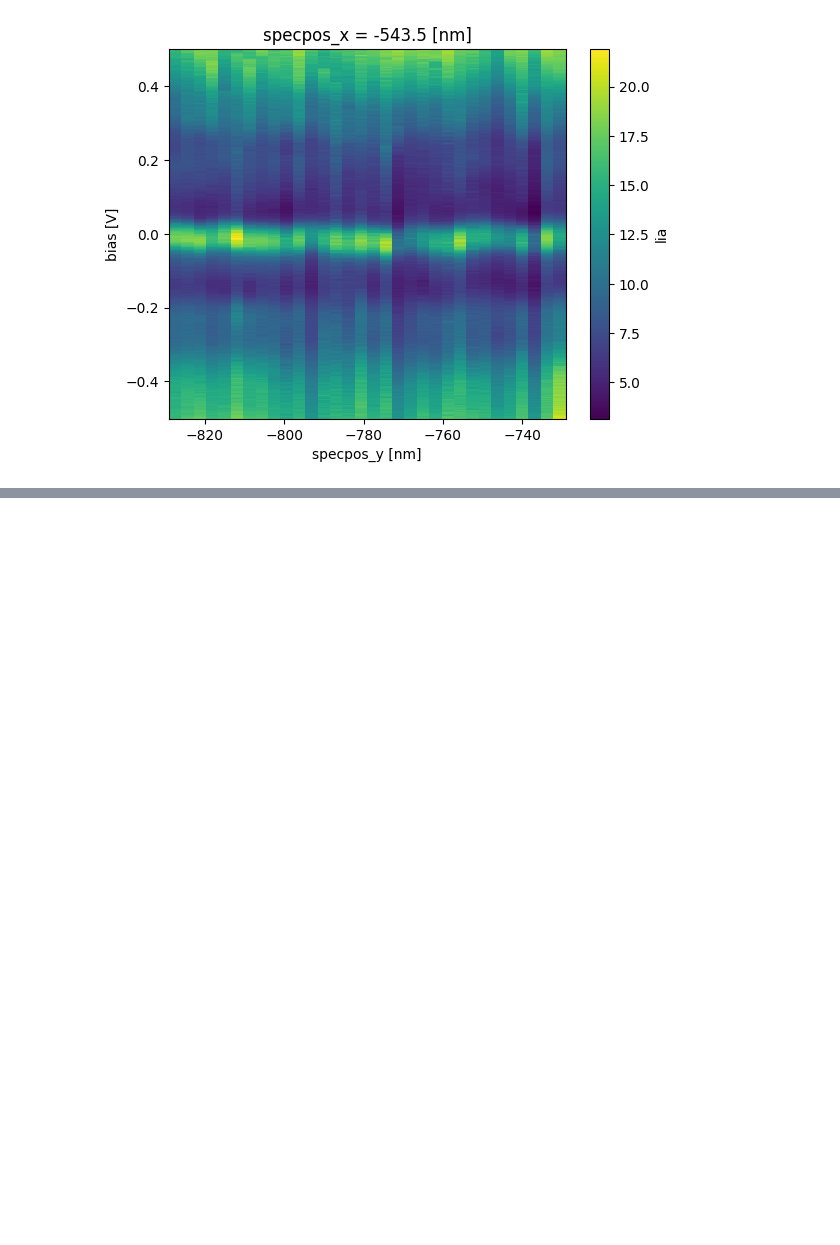
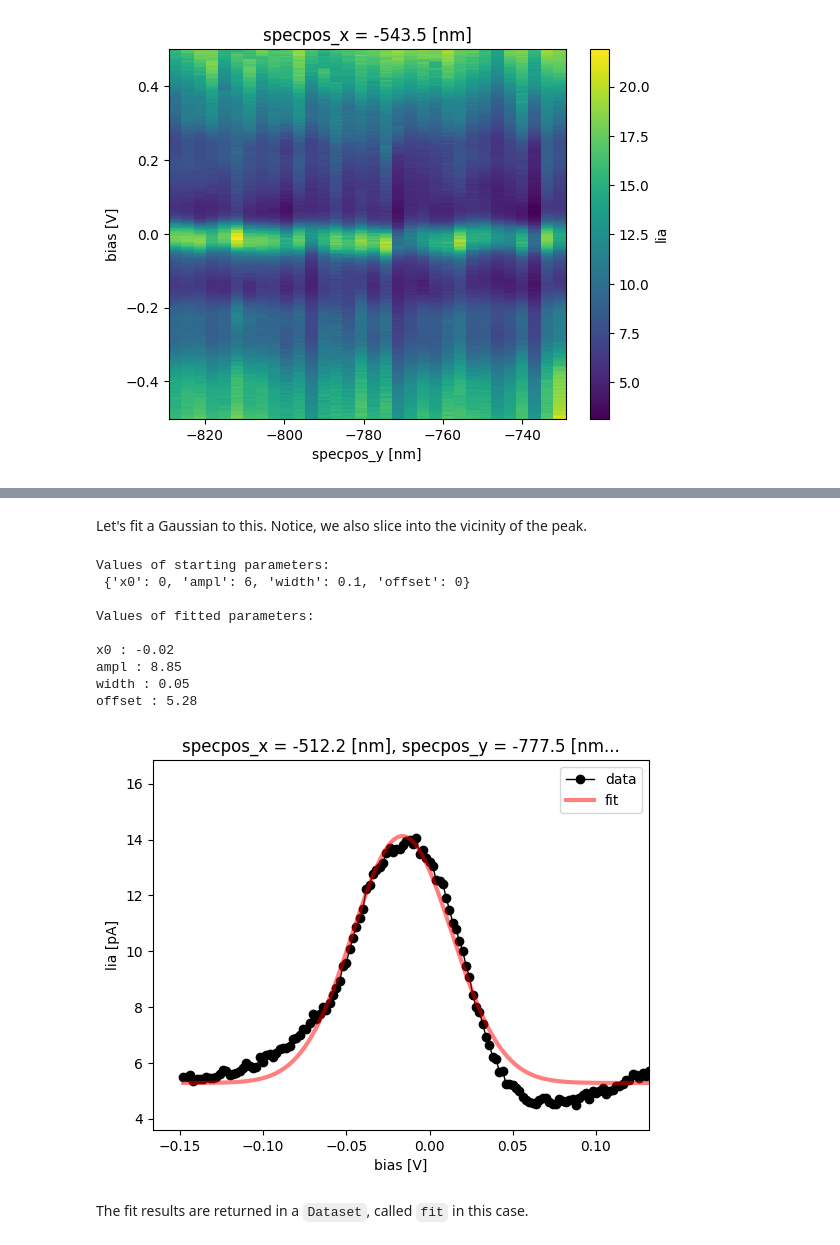
Before and after one commit to rescipy-project/spym, a Jupyter notebook: tutorial.ipynb, the cells around one changed output, grey strips where cells are left out. Cells and saved outputs as stored; diff of their text form; code cells hidden in the pictures; blank space fills up the shorter version.

```diff
--- a/tutorial.ipynb
+++ b/tutorial.ipynb
@@ -234,0 +242,18 @@ spec_along_line['lia'].plot()
+# %% [markdown]
+Let's fit a Gaussian to this.
+Notice, we also slice into the vicinity of the peak.
+# %%
+fit = rhkpy.peakfit(single_spec.sel(bias = slice(0.15, -0.15)), stval = {'x0': 0, 'ampl': 6}, toplot = True)
+# %% [output]
+Values of starting parameters:
+ {'x0': 0, 'ampl': 6, 'width': 0.1, 'offset': 0}
+
+Values of fitted parameters:
+
+x0 : -0.02
+ampl : 8.85
+width : 0.05
+offset : 5.28
+[figure, added]
+# %% [markdown]
+The fit results are returned in a `Dataset`, called `fit` in this case.
```
Also changed, not shown: parts of 16 cells of this notebook, 2 other files.
